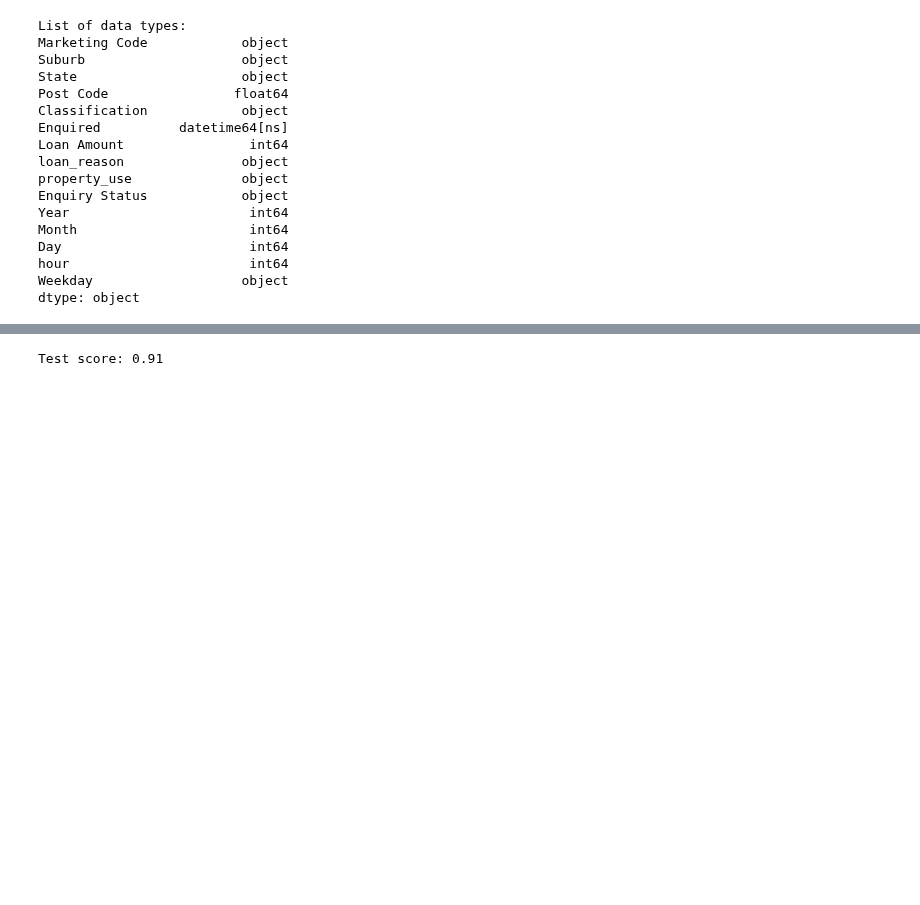
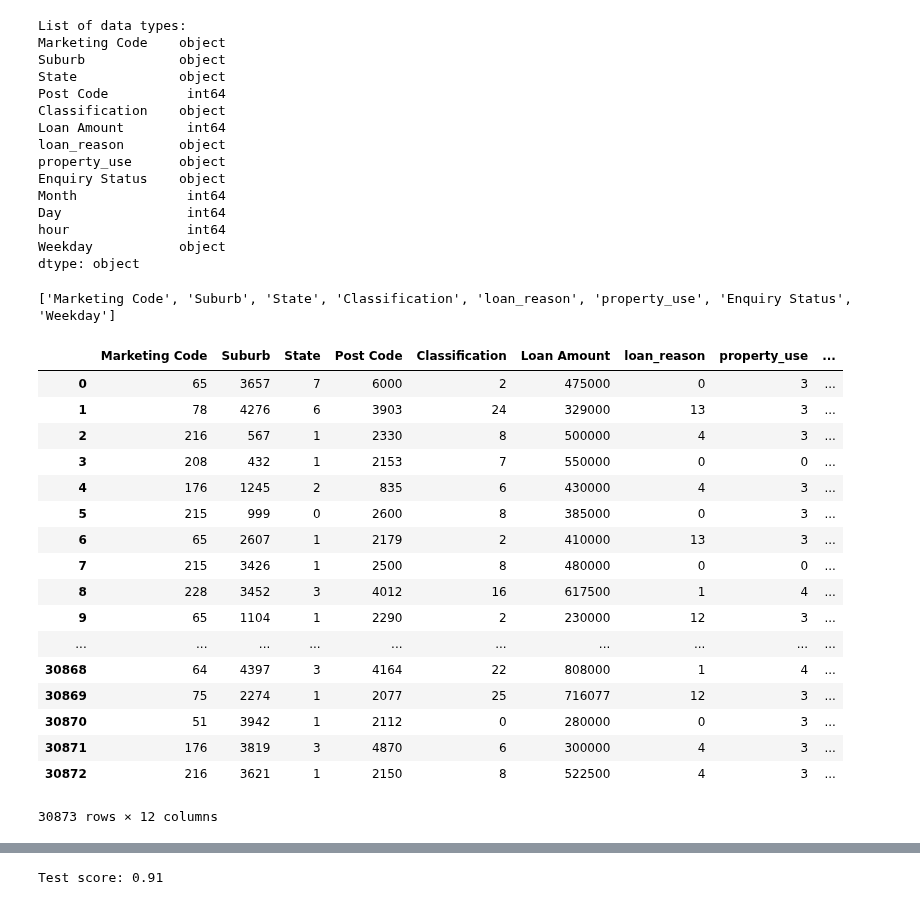
Before and after one commit to MagicMike90/customer-interest, a Jupyter notebook: enquiry_pipeline.ipynb, the cells around one changed output, grey strips where cells are left out. Cells and saved outputs as stored; diff of their text form; code cells hidden in the pictures; blank space fills up the shorter version.

```diff
--- a/enquiry_pipeline.ipynb
+++ b/enquiry_pipeline.ipynb
@@ -89,23 +87,22 @@ df['Weekday'] = df['Enquired'].dt.weekday_name
 encoded_columns = df.loc[:, df.columns != 'Loan Amount'].columns
 # %%
 print("List of data types: \n{}".format(df.dtypes))
+encoded_columns = ['Marketing Code', 'Suburb','State','Classification','loan_reason','property_use','Enquiry Status','Weekday']
 # %% [output]
 List of data types:
-Marketing Code            object
-Suburb                    object
-State                     object
-Post Code                float64
-Classification            object
-Enquired          datetime64[ns]
-Loan Amount                int64
-loan_reason               object
-property_use              object
-Enquiry Status            object
-Year                       int64
-Month                      int64
-Day                        int64
-hour                       int64
-Weekday                   object
+Marketing Code    object
+Suburb            object
+State             object
+Post Code          int64
+Classification    object
+Loan Amount        int64
+loan_reason       object
+property_use      object
+Enquiry Status    object
+Month              int64
+Day                int64
+hour               int64
+Weekday           object
 dtype: object
 # %%
 from sklearn.preprocessing import LabelEncoder
@@ -267,12 +264,35 @@ class MultiColumnLabelEncoder(LabelEncoder):
 # %%
+print(encoded_columns)
 mce = MultiColumnLabelEncoder(columns = encoded_columns);
-mce.fit_transform(df)
+df = mce.fit_transform(df)
 # mce.transform(df)
 # display(df)
 
 X = df[df.keys()]
 X = X.drop(['Enquiry Status'],1)
 y = df[target]
+
+X
+# %% [output]
+['Marketing Code', 'Suburb', 'State', 'Classification', 'loan_reason', 'property_use', 'Enquiry Status', 'Weekday']
+|  | Marketing Code | Suburb | State | Post Code | Classification | Loan Amount | loan_reason | property_use | ... |
+| 0 | 65 | 3657 | 7 | 6000 | 2 | 475000 | 0 | 3 | ... |
+| 1 | 78 | 4276 | 6 | 3903 | 24 | 329000 | 13 | 3 | ... |
+| 2 | 216 | 567 | 1 | 2330 | 8 | 500000 | 4 | 3 | ... |
+| 3 | 208 | 432 | 1 | 2153 | 7 | 550000 | 0 | 0 | ... |
+| 4 | 176 | 1245 | 2 | 835 | 6 | 430000 | 4 | 3 | ... |
+| 5 | 215 | 999 | 0 | 2600 | 8 | 385000 | 0 | 3 | ... |
+| 6 | 65 | 2607 | 1 | 2179 | 2 | 410000 | 13 | 3 | ... |
+| 7 | 215 | 3426 | 1 | 2500 | 8 | 480000 | 0 | 0 | ... |
+| 8 | 228 | 3452 | 3 | 4012 | 16 | 617500 | 1 | 4 | ... |
+| 9 | 65 | 1104 | 1 | 2290 | 2 | 230000 | 12 | 3 | ... |
+| ... | ... | ... | ... | ... | ... | ... | ... | ... | ... |
+| 30868 | 64 | 4397 | 3 | 4164 | 22 | 808000 | 1 | 4 | ... |
+| 30869 | 75 | 2274 | 1 | 2077 | 25 | 716077 | 12 | 3 | ... |
+| 30870 | 51 | 3942 | 1 | 2112 | 0 | 280000 | 0 | 3 | ... |
+| 30871 | 176 | 3819 | 3 | 4870 | 6 | 300000 | 4 | 3 | ... |
+| 30872 | 216 | 3621 | 1 | 2150 | 8 | 522500 | 4 | 3 | ... |
+30873 rows × 12 columns
 # %%
 from sklearn.model_selection import train_test_split
 
```
Also changed, not shown: parts of 10 cells of this notebook, 2 other files.
